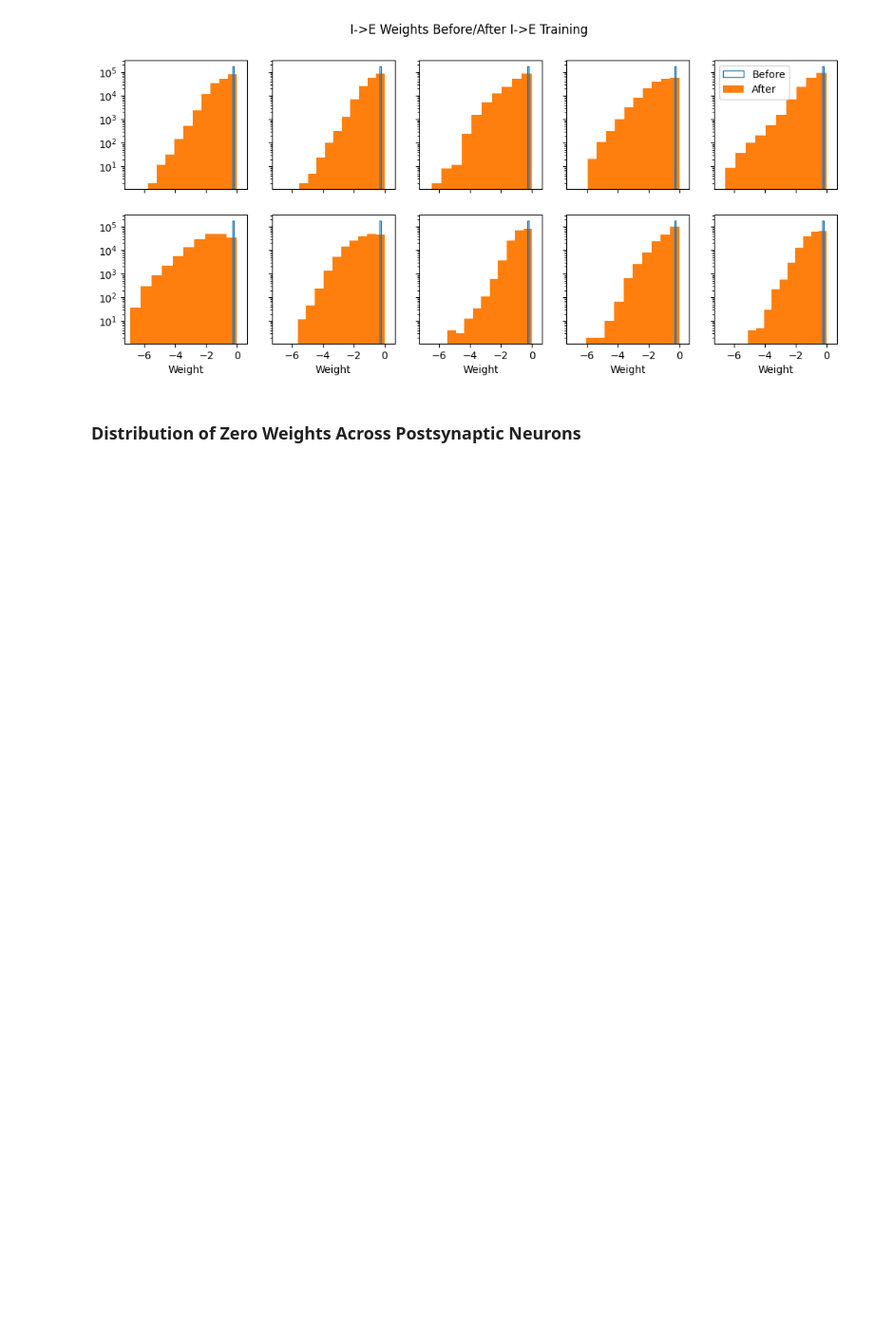
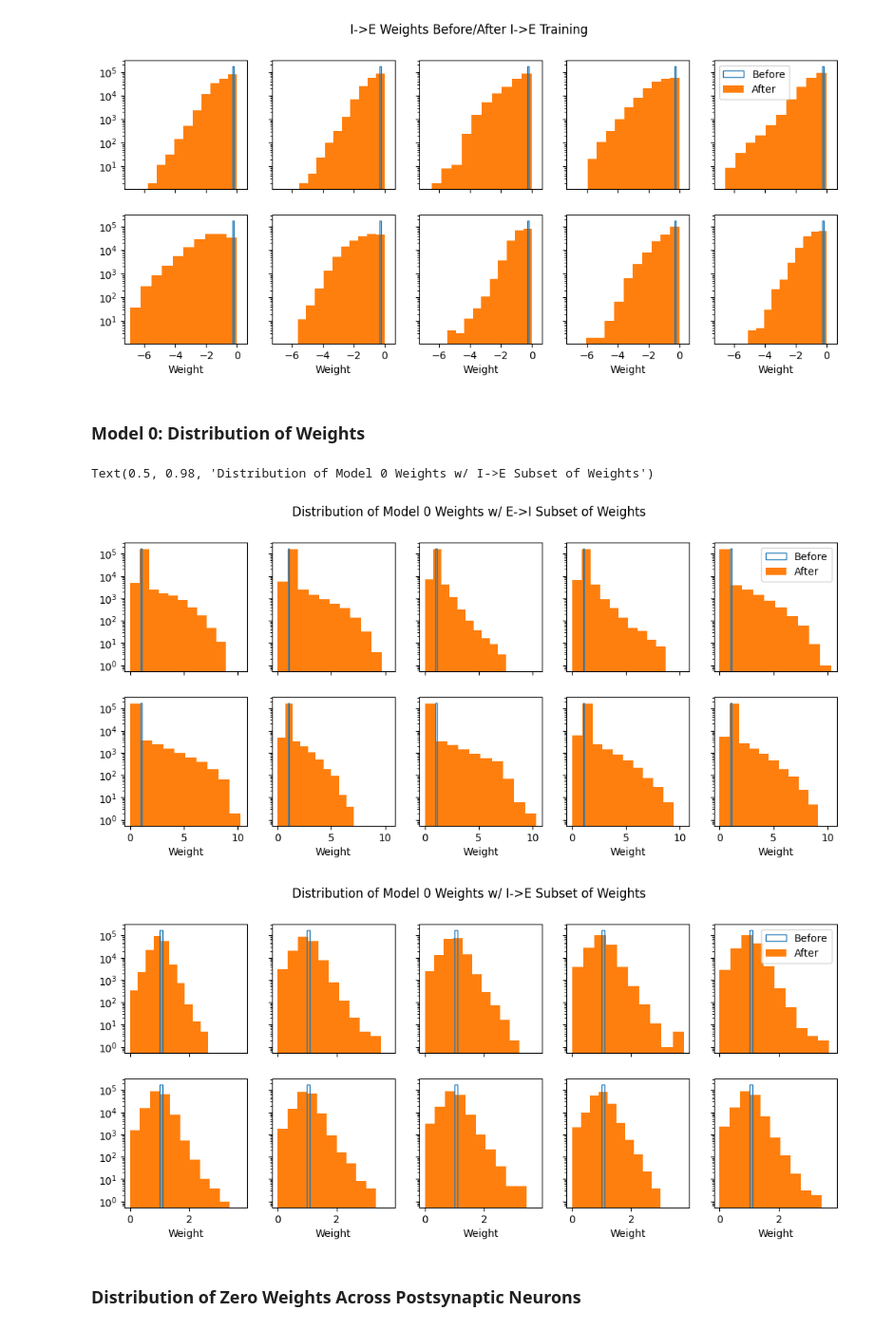
Before and after one commit to ArjunParthasarathy/Piriform-Cortex-Plasticity, a Jupyter notebook: versions/training_scripts/summary_plots.ipynb, the cells around one changed output. Shown at 95% size. Saved outputs shown, nothing was run; the diff lists cells and outputs as text; code cells hidden in the pictures; blank space fills up the shorter version.

```diff
--- a/versions/training_scripts/summary_plots.ipynb
+++ b/versions/training_scripts/summary_plots.ipynb
@@ -772,6 +772,46 @@ plt.show()
 # %% [output]
 [figure]
 [figure]
+# %% [markdown]
+### Model 0: Distribution of Weights
+# %%
+def model0_weights_hist(path):
+    sz = 2.5
+    rows, cols = 2, 5
+    fig = plt.figure(figsize=(cols*sz, rows*sz))
+    ax = fig.subplots(nrows=rows, ncols=cols, sharex=True, sharey=True)
+    for r in range(rows*cols):
+        x, y = r // cols, r % cols
+
+        W_initial = torch.load(f"{path}/realization_{r}/data/W_initial.pt").detach().cpu()
+        W_trained = torch.load(f"{path}/realization_{r}/data/W_trained.pt").detach().cpu()
+
+        update_inds = torch.nonzero(W_trained, as_tuple=True)
+        W0 = W_initial[update_inds]
+        Wf = W_trained[update_inds]
+
+        #print(f"{torch.count_nonzero(torch.logical_and(torch.abs(Wf) < 0.15, torch.abs(Wf) > 1e-2))} out of {len(inds[0])}")
+        #print(f"{torch.count_nonzero(Wf == 0.)} out of {len(inds[0])}")
+
+        ax[x, y].hist(W0.flatten(), label="Before", histtype="step")
+        ax[x, y].hist(Wf.flatten(), label="After")
+        ax[x, y].set_yscale("log")
+        if x == rows - 1:
+            ax[x, y].set_xlabel("Weight")
+        if (x, y) == (0, cols - 1):
+            ax[x, y].legend()
+# %%
+model0_weights_hist("./model0/ie_train")
+plt.suptitle("Distribution of Model 0 Weights w/ E->I Subset of Weights")
+
+model0_weights_hist("./model0/ei_train")
+plt.suptitle("Distribution of Model 0 Weights w/ I->E Subset of Weights")
+
+# Seems to sparsify weights less
+# %% [output]
+Text(0.5, 0.98, 'Distribution of Model 0 Weights w/ I->E Subset of Weights')
+[figure, added]
+[figure, added]
 # %% [markdown]
 ### Distribution of Zero Weights Across Postsynaptic Neurons
 # %%
```
Also changed, not shown: parts of 27 cells of this notebook, 28 other files.
